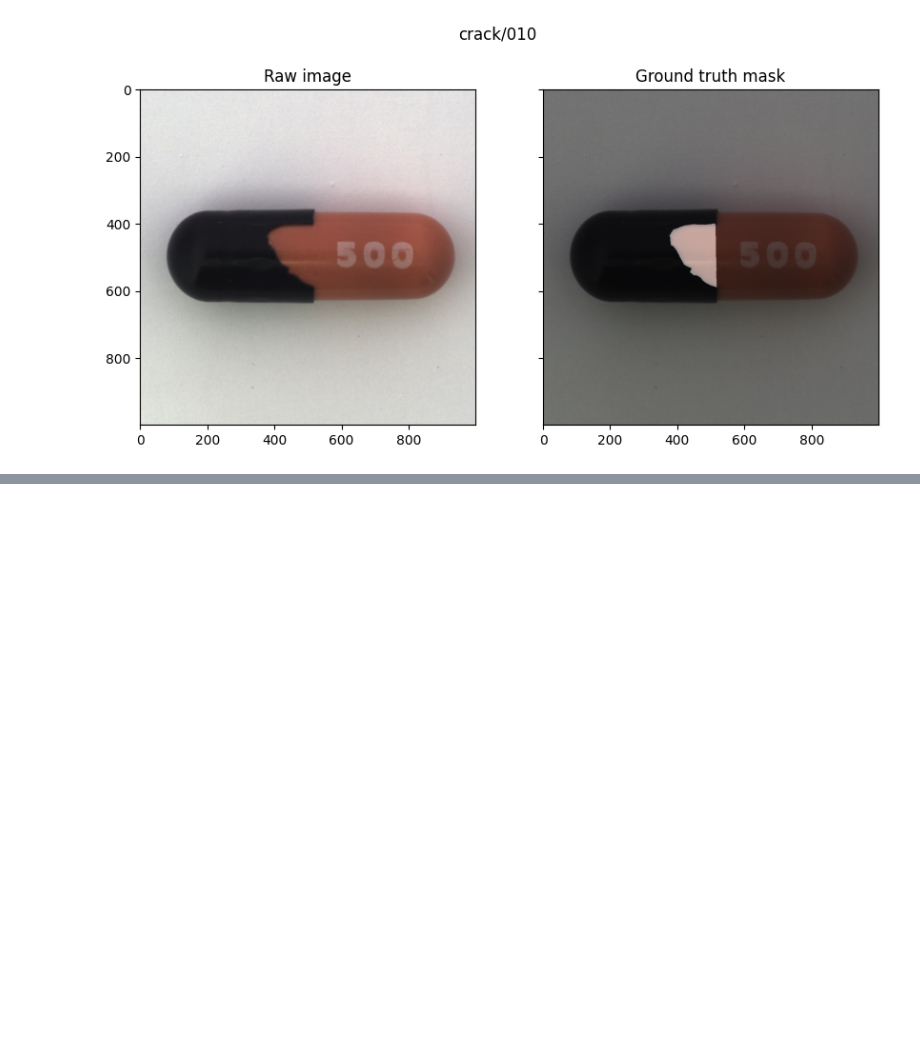
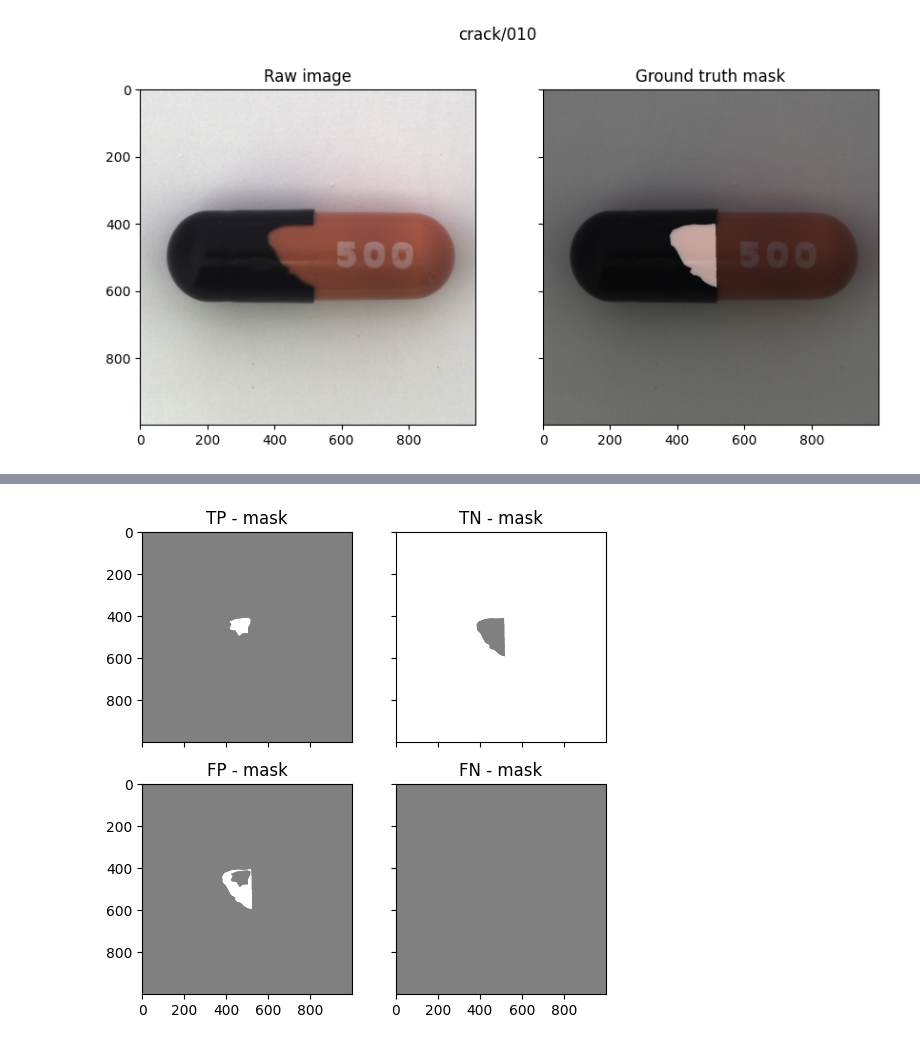
Before and after one commit to plrodrigues/TAAC_AnomalyDetection_in_MVTecDataset, a Jupyter notebook: notebooks/nb_1_developing_metrics.ipynb, the cells around one changed output, grey strips where cells are left out. Saved outputs shown, nothing was run; the diff lists cells and outputs as text; code cells hidden in the pictures; blank space fills up the shorter version.

```diff
--- a/notebooks/nb_1_developing_metrics.ipynb
+++ b/notebooks/nb_1_developing_metrics.ipynb
@@ -69,0 +114,16 @@ plt.show()
+# %%
+def get_pred_mask(preds: torch.Tensor, threshold: float) -> torch.Tensor:
+    """
+    preds: torch.Size([1000, 1000]), torch.float64, [0, 1]
+    """
+    return preds > threshold
+
+
+def get_real_mask(mask: torch.Tensor) -> torch.Tensor:
+    """
+    mask: torch.Size([1000, 1000]), torch.uint8, [0, 255]
+    """
+    return mask > int(255/2)
+# %%
+real_mask = get_real_mask(mask1_gray2D)
+pred_mask = get_pred_mask(mask2_mean, 0.5)
@@ -69,0 +166,21 @@ plt.show()
+# %%
+mask_tp = get_tp(pred_mask, real_mask)
+mask_tn = get_tn(pred_mask, real_mask)
+
+# temporary mask for building the incorrect predictions
+mask_xor = get_xor_mask(pred_mask, real_mask)
+mask_fp = get_fp(pred_mask, mask_xor)
+mask_fn = get_fn(real_mask, mask_xor)
+# %%
+fig, ((ax1, ax2), (ax3, ax4)) = plt.subplots(ncols=2, nrows=2, figsize=(6,6), sharex=True, sharey=True)
+ax1.imshow(mask_tp, cmap="gray", alpha=0.5, vmax=mask_tp.max()/2)
+ax1.set_title('TP - mask')
+ax2.imshow(mask_tn, cmap="gray", alpha=0.5, vmax=mask_tn.max()/2)
+ax2.set_title('TN - mask')
+ax3.imshow(mask_fp, cmap="gray", alpha=0.5, vmax=mask_fp.max()/2)
+ax3.set_title('FP - mask')
+ax4.imshow(mask_fn, cmap="gray", alpha=0.5, vmax=mask_fn.max()/2)
+ax4.set_title('FN - mask')
+plt.show()
+# %% [output]
+[figure, added]
```
Also changed, not shown: parts of 14 cells of this notebook, 1 other file.
